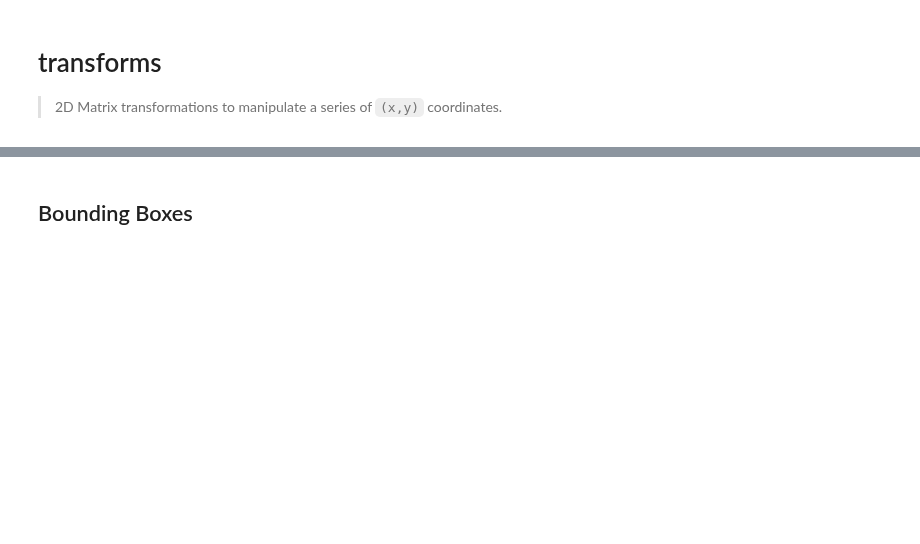
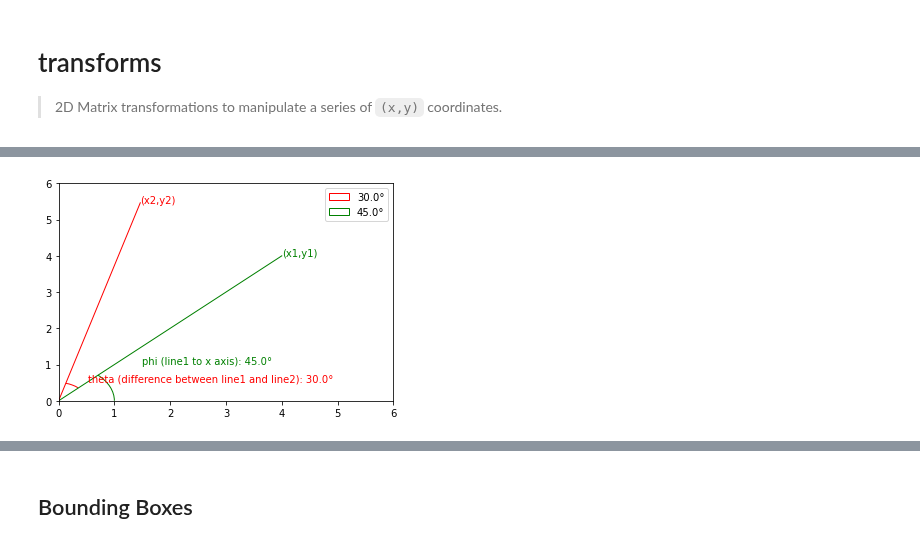
Before and after one commit to andrewlook/singleline_dataset, a Jupyter notebook: nbs/12_transforms.ipynb, the cells around one changed output, grey strips where cells are left out. Saved outputs shown, nothing was run; the diff lists cells and outputs as text; code cells hidden in the pictures; blank space fills up the shorter version.

```diff
--- a/nbs/12_transforms.ipynb
+++ b/nbs/12_transforms.ipynb
@@ -44,0 +187,44 @@ def translate_xform(translate_x, translate_y):
+# %%
+#| echo: false
+
+fig = plt.figure()
+
+line_1 = Line2D([0,4], [0,4], linewidth=1, linestyle = "-", color="green")
+
+
+line2_radians = np.radians(75)
+line1_length = np.sqrt(4*4 + 4*4)
+x2 = np.cos(line2_radians)*line1_length
+y2 = np.sin(line2_radians)*line1_length
+line_2 = Line2D([0,x2], [0,y2], linewidth=1, linestyle = "-", color="red")
+
+ax = fig.add_subplot(1,1,1)
+
+ax.add_line(line_1)
+ax.add_line(line_2)
+
+angle_plot = get_angle_plot(line_1, line_2, 1, color="red")
+angle_text = get_angle_text(angle_plot, label="theta (difference between line1 and line2)")
+# Gets the arguments to be passed to ax.text as a list to display the angle value besides the arc
+
+ax.add_patch(angle_plot) # To display the angle arc
+ax.text(*angle_text, color="red") # To display the angle value
+
+
+line_xaxis = Line2D([0,2], [0,0], linewidth=1, linestyle = "-", color="black")
+ax.add_line(line_xaxis)
+angle_plot = get_angle_plot(line_1, line_xaxis, 2, color="green") # Second angle arc will be red in color
+angle_text = get_angle_text(angle_plot, label="phi (line1 to x axis)")
+ax.add_patch(angle_plot) # To display the 2nd angle arc
+ax.text(*angle_text, color="green") # To display the 2nd angle value
+
+ax.annotate("(x1,y1)", (4,4), color="green")
+ax.annotate("(x2,y2)", (x2,y2), color="red")
+
+ax.set_xlim(0,6)
+ax.set_ylim(0,6)
+
+plt.legend()
+plt.show()
+# %% [output]
+[figure, added]
```
Also changed, not shown: parts of 26 cells of this notebook, 20 other files.
